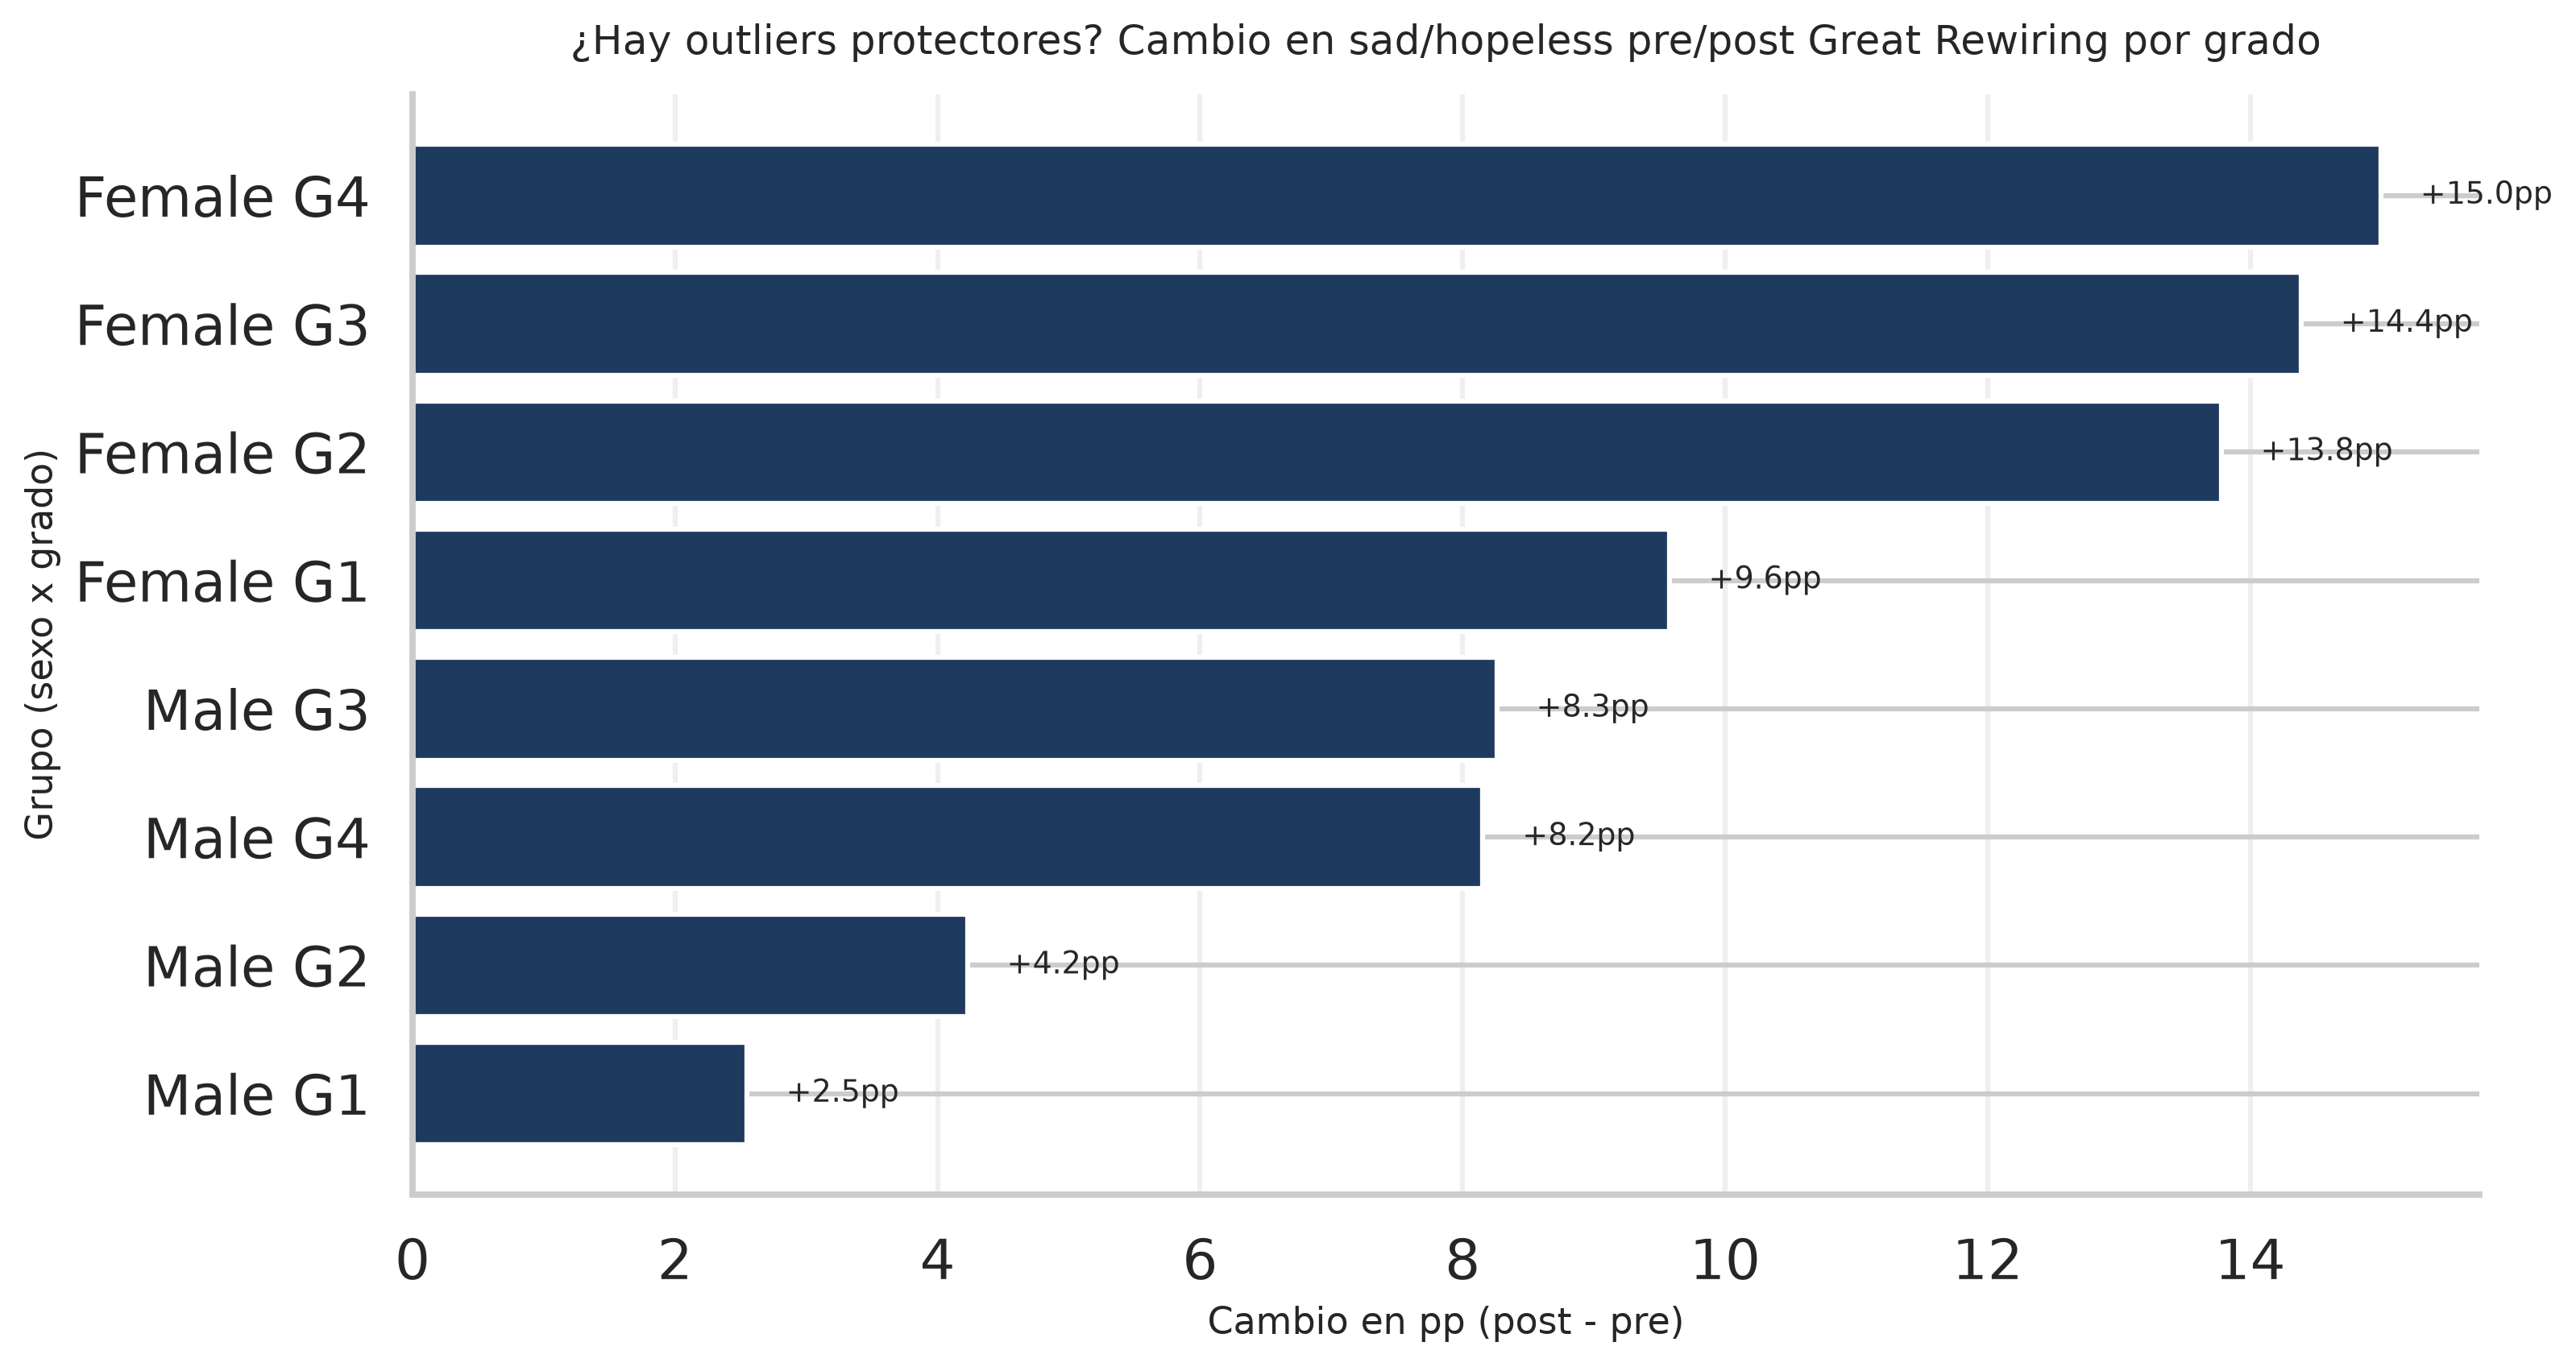
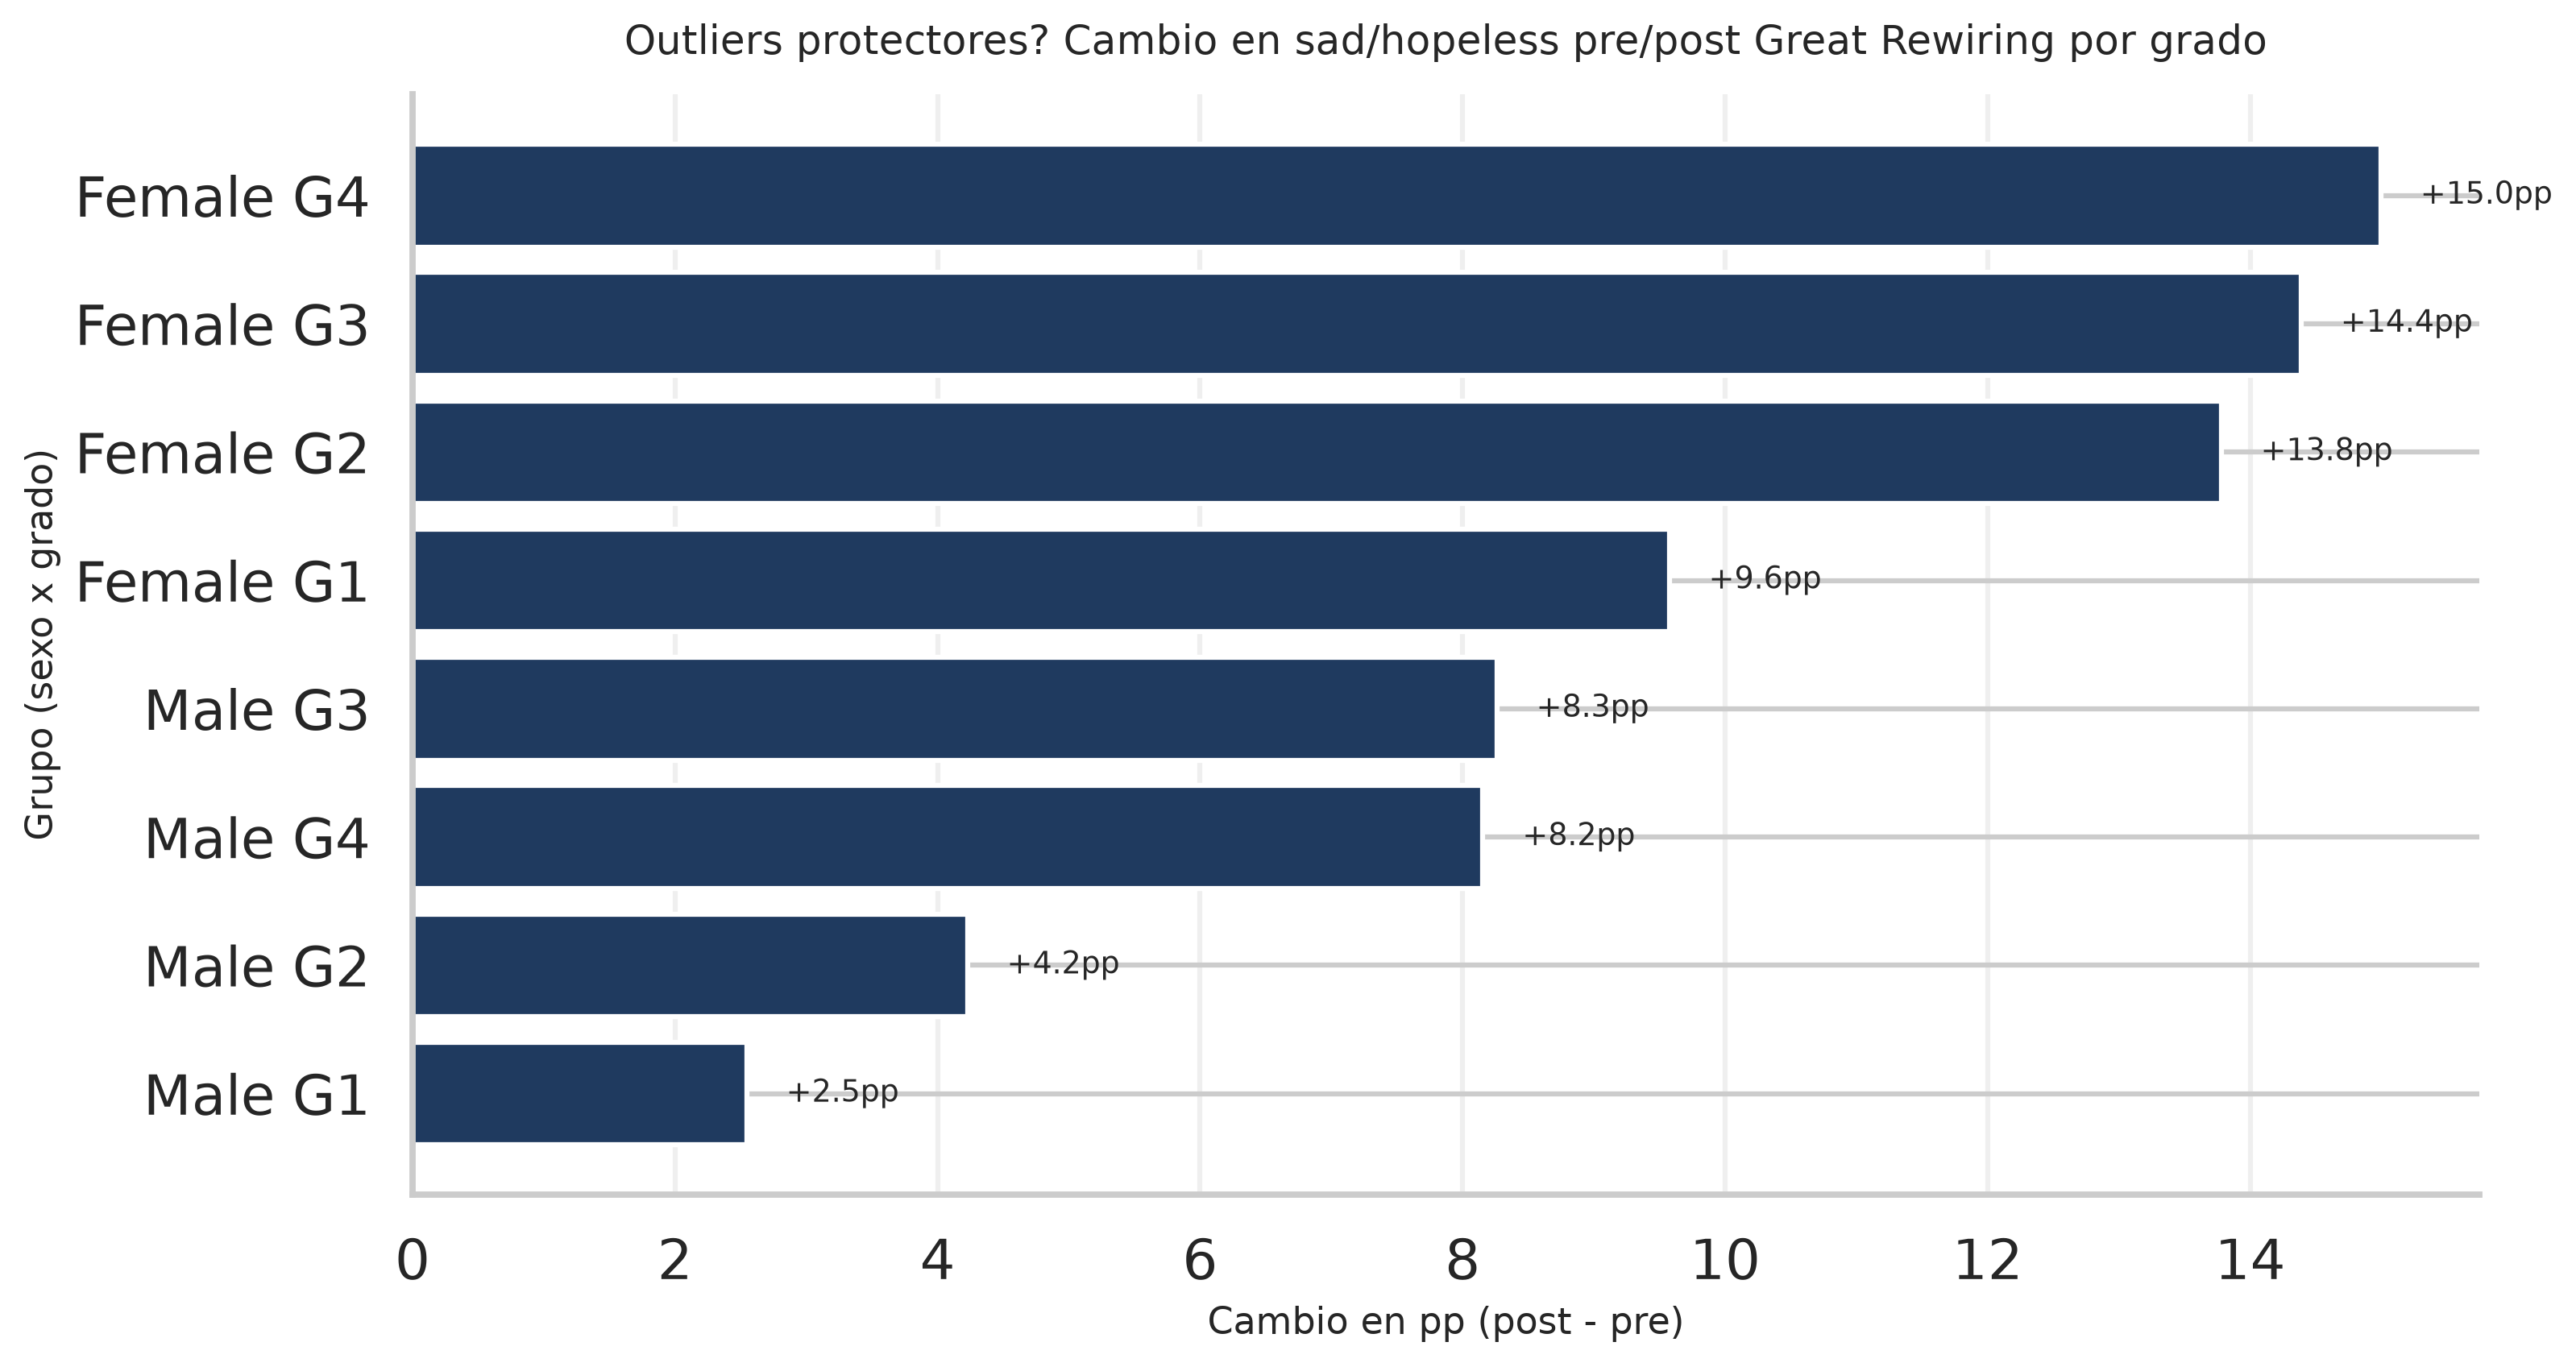
The change to this notebook cell's code, shown as a diff; its figure went from the first image to the second:
--- before
+++ after
@@ -1,3 +1,2 @@
-# Calcular sad/hopeless pre/post por grado (9-12)
 outlier_data = []
 for grade in sorted(yrbs['grade'].dropna().unique()):
@@ -18,5 +17,5 @@
 out_df['label'] = out_df['sex'] + ' G' + out_df['grade'].astype(str)
 out_df = out_df.sort_values('delta')
-print("Cambio en sad/hopeless pre/post por grado x sexo (ordenado por delta):")
+print('Cambio en sad/hopeless pre/post por grado x sexo (ordenado por delta):')
 print(out_df.round(2).to_string(index=False))
 
@@ -25,10 +24,9 @@
 ax.barh(out_df['label'], out_df['delta'], color=colors)
 ax.axvline(0, color='black', linewidth=0.5)
-for i, (d, p) in enumerate(zip(out_df['delta'], out_df['post_pct'])):
+for i, d in enumerate(out_df['delta']):
     ax.text(d + 0.3, i, f'{d:+.1f}pp', va='center', fontsize=9)
 ax.set_xlabel('Cambio en pp (post - pre)', fontsize=11)
 ax.set_ylabel('Grupo (sexo x grado)', fontsize=11)
-ax.set_title('\u00bfHay outliers protectores? Cambio en sad/hopeless pre/post Great Rewiring por grado',
-             fontsize=12, pad=12)
+ax.set_title('Outliers protectores? Cambio en sad/hopeless pre/post Great Rewiring por grado', fontsize=12, pad=12)
 ax.grid(True, alpha=0.3, axis='x')
 plt.tight_layout()

Commit: fix(rigor): 10 correcciones de presentación y rigor metodológico